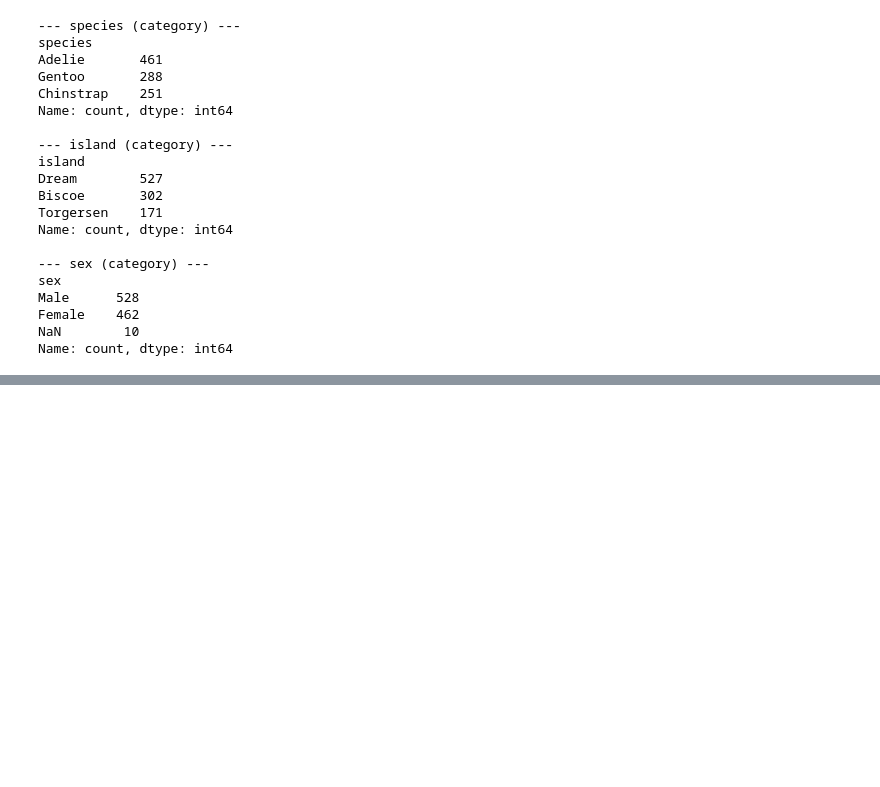
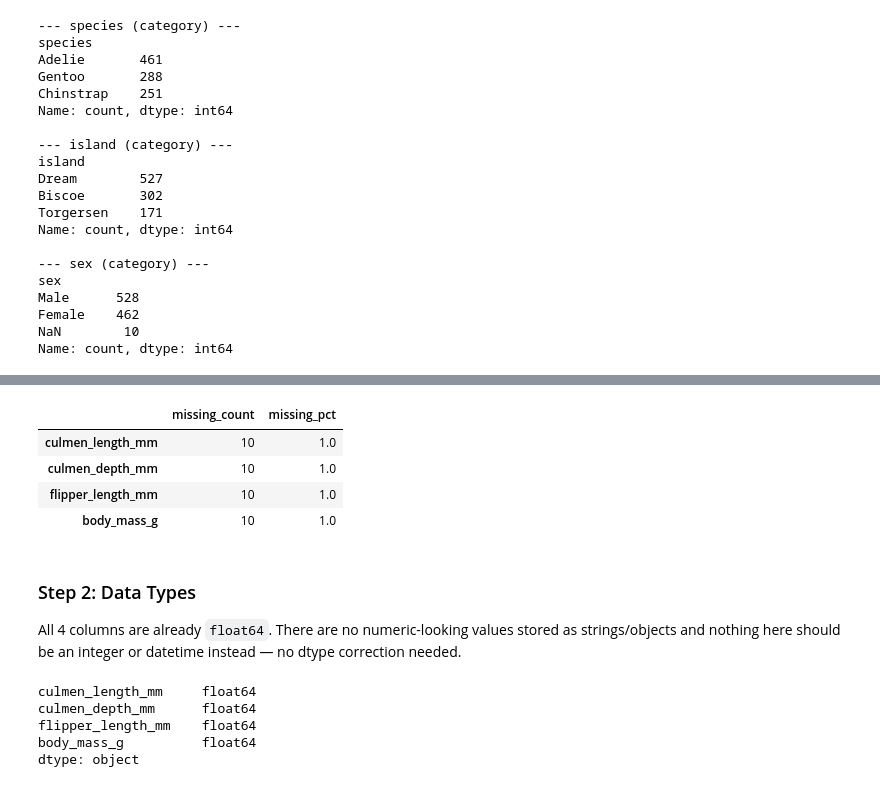
Before and after one commit to rohail410/Penguin-Species-Classification-Project, a Jupyter notebook: project.ipynb, the cells around one changed output, grey strips where cells are left out. Drawn from its saved outputs; the diff is of its cells as text; code cells hidden in the pictures; blank space fills up the shorter version.

```diff
--- a/project.ipynb
+++ b/project.ipynb
@@ -517,0 +528,24 @@ Name: count, dtype: int64
+# %%
+num_cols = ["culmen_length_mm", "culmen_depth_mm", "flipper_length_mm", "body_mass_g"]
+
+num_missing = df[num_cols].isnull().sum()
+num_missing_pct = (num_missing / len(df) * 100).round(2)
+pd.DataFrame({'missing_count': num_missing, 'missing_pct': num_missing_pct})
+# %% [output]
+|  | missing_count | missing_pct |
+| culmen_length_mm | 10 | 1.0 |
+| culmen_depth_mm | 10 | 1.0 |
+| flipper_length_mm | 10 | 1.0 |
+| body_mass_g | 10 | 1.0 |
+# %% [markdown]
+### Step 2: Data Types
+
+All 4 columns are already `float64`. There are no numeric-looking values stored as strings/objects and nothing here should be an integer or datetime instead — no dtype correction needed.
+# %%
+df[num_cols].dtypes
+# %% [output]
+culmen_length_mm     float64
+culmen_depth_mm      float64
+flipper_length_mm    float64
+body_mass_g          float64
+dtype: object
```
Also changed, not shown: parts of 18 cells of this notebook, 2 other files.
